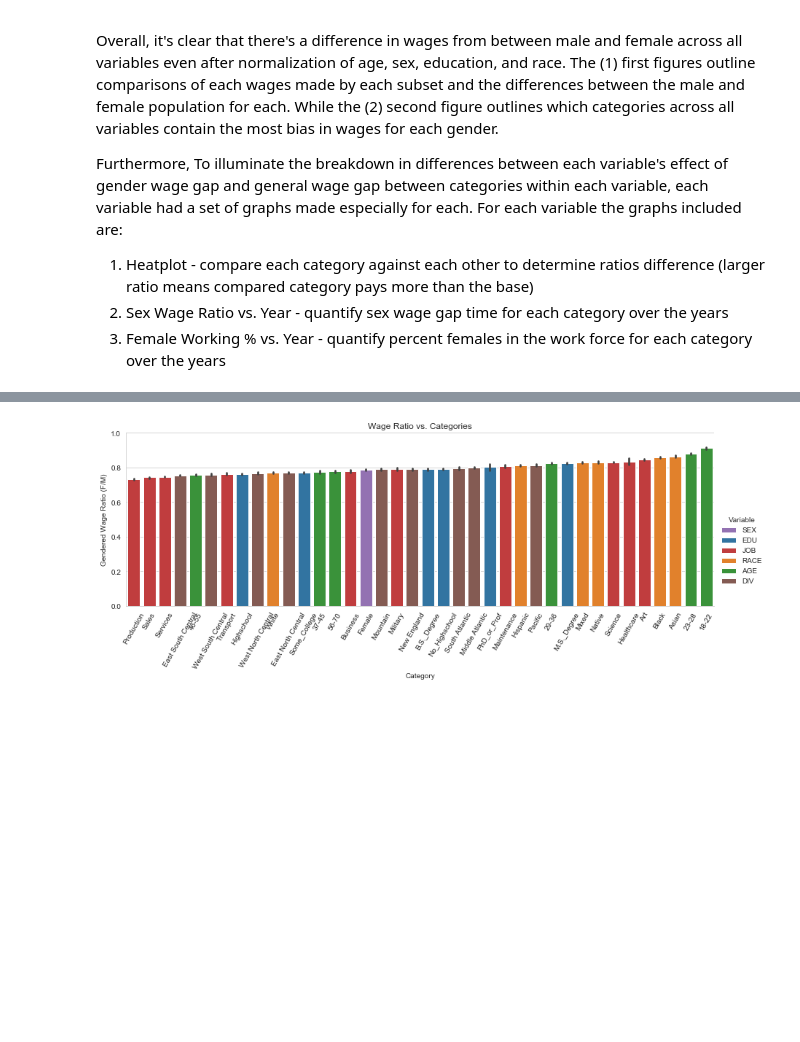
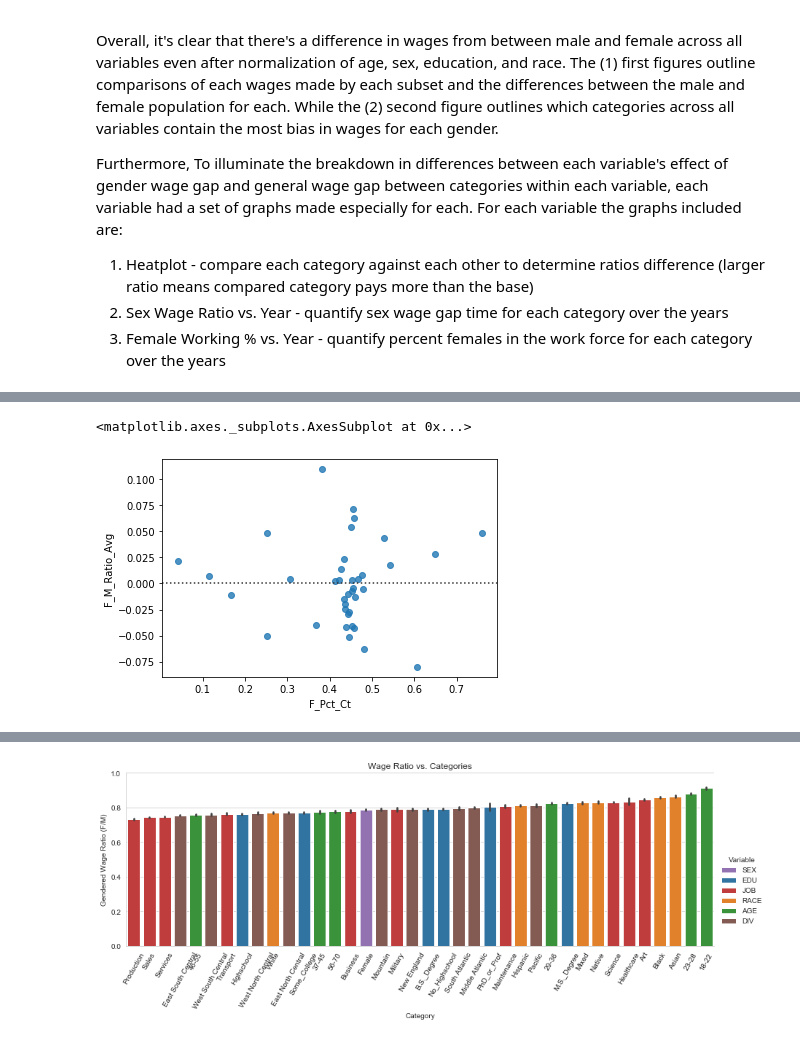
Before and after one commit to AlbeChen/Census_Wage_Analysis, a Jupyter notebook: ACS_Notebook_Final_Analysis.ipynb, the cells around one changed output, grey strips where cells are left out. Drawn from its saved outputs; the diff is of its cells as text; code cells hidden in the pictures; blank space fills up the shorter version.

```diff
--- a/ACS_Notebook_Final_Analysis.ipynb
+++ b/ACS_Notebook_Final_Analysis.ipynb
@@ -102,3 +108,8 @@ Furthermore, To illuminate the breakdown in differences between each variable's
+# %%
+sns.residplot(data=yearly_sex_full_18, x="F_Pct_Ct", y="F_M_Ratio_Avg")
+# %% [output]
+<matplotlib.axes._subplots.AxesSubplot at 0x...>
+[figure, added]
 # %%
 acs.plot_sex_n_cat(yearly_sex_sep)
 # %% [output]
```
Also changed, not shown: parts of 2 cells of this notebook, 25 other files.
